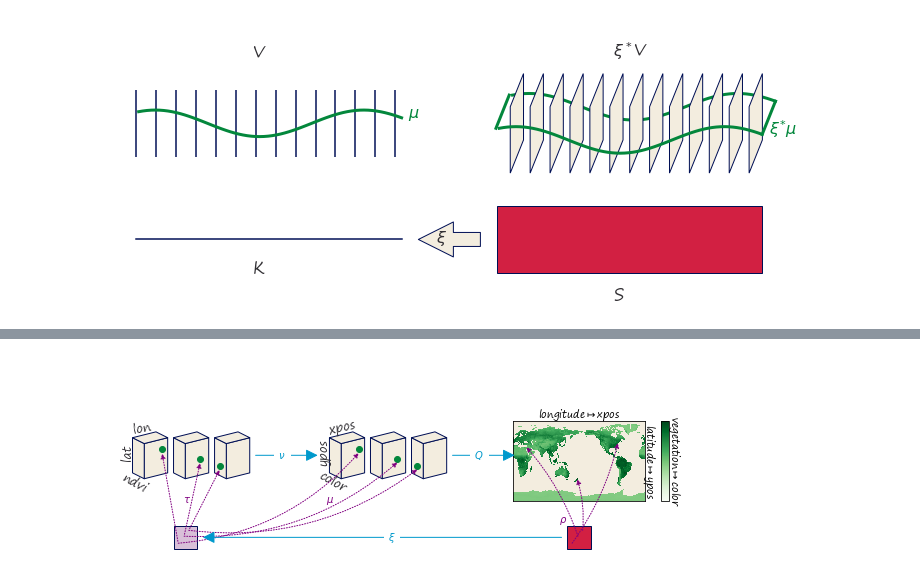
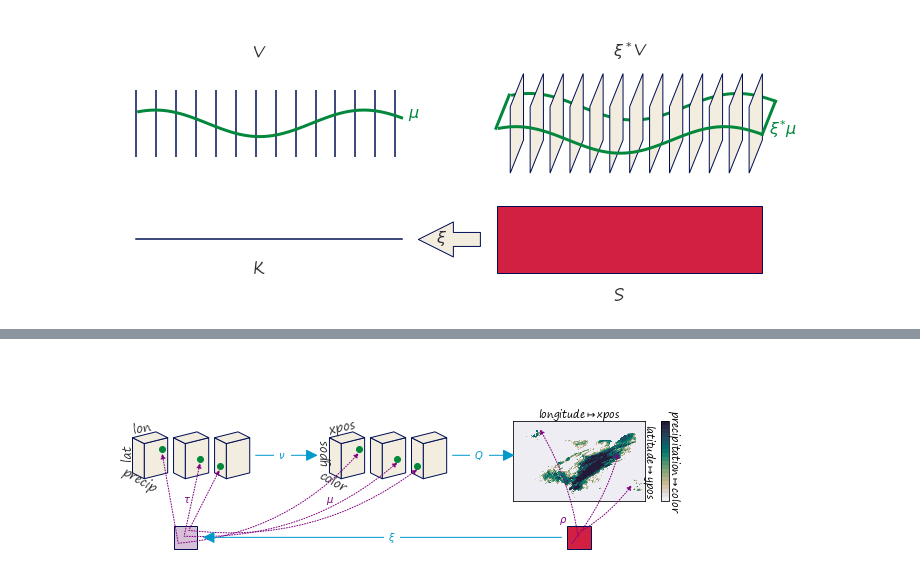
Before and after one commit to story645/proposal, a Jupyter notebook: figures/q_figs.ipynb, the cells around one changed output, grey strips where cells are left out. Drawn from its saved outputs; the diff is of its cells as text; code cells hidden in the pictures.

Commit message:
closing out fig redos + labeling + consistently precip

```diff
--- a/figures/q_figs.ipynb
+++ b/figures/q_figs.ipynb
@@ -330,0 +350,18 @@ ds['data'].mean('time').plot
+# %%
+dt = datetime.utcnow() - timedelta(days=1)  # This should always be available
+url = 'http://water.weather.gov/precip/downloads/{dt:%Y/%m/%d}/nws_precip_1day_'\
+      '{dt:%Y%m%d}_conus.nc'.format(dt=dt)
+data = urlopen(url).read()
+
+nc = Dataset('data', memory=data)
+
+prcpvar = nc.variables['observation']
+data = masked_array(prcpvar[:], units(prcpvar.units.lower())).to('mm')
+dx = nc.variables['x'][:]
+dy = nc.variables['y'][:]
+proj_var = nc.variables[prcpvar.grid_mapping]
+
+globe = ccrs.Globe(semimajor_axis=proj_var.earth_radius)
+proj = ccrs.Stereographic(central_latitude=90.0,
+                          central_longitude=proj_var.straight_vertical_longitude_from_pole,
+                          true_scale_latitude=proj_var.standard_parallel, globe=globe)
@@ -348,15 +532,6 @@ s = axd['H'].add_patch(r2)
 
 smile = mpatches.Circle((.5,0), radius=.075,
                         facecolor=facecolor, edgecolor='C1', hatch='Ox')
-#axd['H'].add_patch(smile)
-
-
-#axsub.set(xticklabels=[], yticklabels=[], ylim=(-0.2,1.2), xlim=(-0.2,1.2))
-
-#smileB =  mpatches.Circle((.5,.5), radius=.65, facecolor=facecolor,
-                          #edgecolor=dc, hatch='Ox')
-#axsub.add_patch(smileB)
-
 
 
 x = [.3, .63, .80]
@@ -364,15 +539,18 @@ y = [.75, .67, .61]
 xi = [.44,.49, .53]
 yi = np.array([.05, .11, .16])-.1
 imap = [(40.7128, -74.0060%360), (31.7683, 35.2137), (-40.9006, 174.8860)]
+imap = [(0.6,0.8), (0.9,.2), (.2,0.9)]
 
 axd['E'].scatter(x,y, color=dc, zorder=10)
 axd['V'].scatter(x,y, color=dc, zorder=10)
 
 
-data = ds['data'].mean('time')
+#data = ds['data'].mean('time')
 axsub = axd['H'].inset_axes([.1, .3, .8, .4] )
 axcub = axd['H'].inset_axes([1, .3, .05, .4])
-im = data.plot(ax=axsub, cmap='Greens', add_colorbar=False)
+#im = data.plot(ax=axsub, cmap='Greens', add_colorbar=False)
+#im = axsub.imshow(data, cmap=cmap, norm=norm)
+im = axsub.pcolormesh(dx, dy, data, cmap=cmap, norm=norm)
 cb = plt.colorbar(im, cax=axcub, ticks=[],fraction=35)
 
 for i, off in enumerate([-.05, .3, .65]):
@@ -398,7 +576,7 @@ for i, off in enumerate([-.05, .3, .65]):
     fig.add_artist(a2)
 
     a3 = mpatches.ConnectionPatch(xyA=(xi[i],yi[i]), coordsA=axd['H'].transData,
-                      xyB=(imap[i][1],imap[i][0]), coordsB=axsub.transData,  arrowstyle="-|>",
+                      xyB=(imap[i][1],imap[i][0]), coordsB=axsub.transAxes,  arrowstyle="-|>",
                                   mutation_scale=10, connectionstyle="arc3,rad=0.1",
                                  linestyle=':', color=oc)
     fig.add_artist(a3)
@@ -421,33 +599,33 @@ a4 = mpatches.ConnectionPatch(xyA=(1.1,.7), coordsA=axd['E'].transData,
                                   mutation_scale=25, zorder=10, color=ac)
 fig.add_artist(a4)
 fig.text(1.325, a4.xy1[1], r'$\nu$', transform=axd['E'].transData, **atext_kw)
 
 a5 = mpatches.ConnectionPatch(xyA=(1.1,.7), coordsA=axd['V'].transData,
                       xyB=(-0.05, .7), coordsB=axd['H'].transData,  arrowstyle="-|>",
                                   mutation_scale=25, zorder=10, color=ac)
 fig.add_artist(a5)
 fig.text(1.325, a5.xy1[1], r'$Q$', transform=axd['V'].transData, **atext_kw)
 
 axd['E'].text(.04,.89, 'lon', rotation=12, fontsize=12)
 axd['E'].text(-.06,.69, 'lat', rotation=90, fontsize=12)
-axd['E'].text(-.06,.39, 'ndvi', rotation=-30, fontsize=12)
+axd['E'].text(-.06,.39, 'precip', rotation=-30, fontsize=12)
 
 axd['V'].text(.04,.89, 'xpos', rotation=12, fontsize=12)
 axd['V'].text(-.06,.65, 'ypos', rotation=90, fontsize=12)
 axd['V'].text(-.06,.39, 'color', rotation=-30, fontsize=12)
 
 
 
-cb.set_label('vegetation'+r'$\mapsto$'+'color', rotation=270, labelpad=13)
+cb.set_label('precipitation'+r'$\mapsto$'+'color', rotation=270, labelpad=13)
 axsub.xaxis.set_label_position('top')
 axsub.yaxis.set_label_position('right')
 axsub.set_xlabel('longitude'+r'$\mapsto$'+'xpos')
 axsub.set_ylabel('latitude'+r'$\mapsto$'+'ypos', rotation=270, labelpad=12)
 axsub.set(xticklabels=[], yticklabels=[])
 axsub.tick_params(length=0)
 for k in axd:
     axd[k].axis('off')
 
 fig.savefig(proposal_path/"image.png", bbox_inches='tight' , facecolor='white')
 # %% [output]
-[figure, old version]
+[figure, new version]
```
Also changed, not shown: parts of 14 cells of this notebook, 7 other files.
